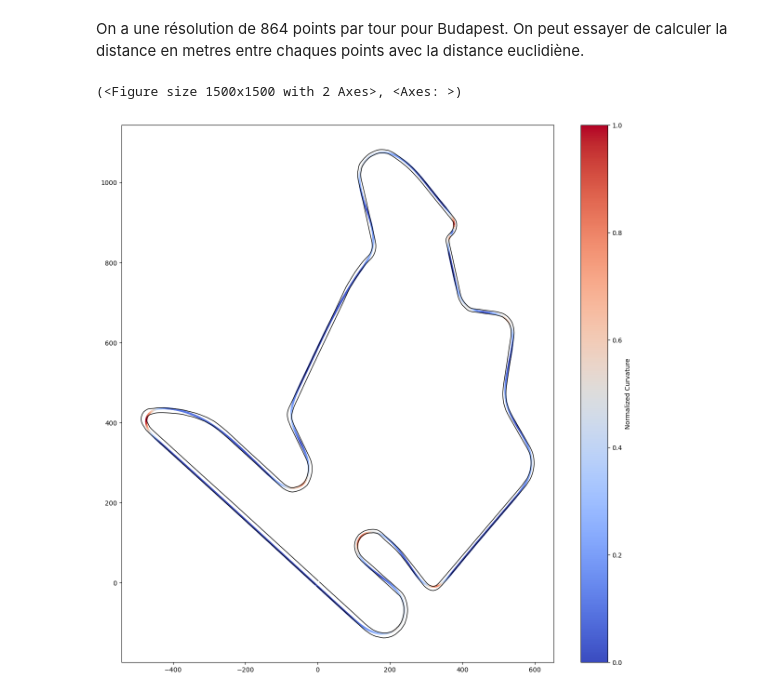
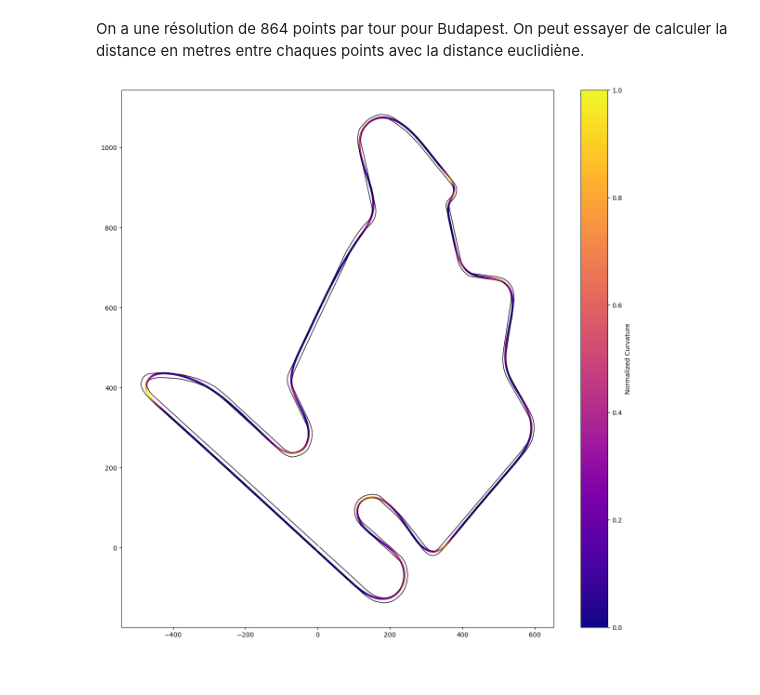
Before and after one commit to Nelson-Jnrnd/race-lap-simulations, a Jupyter notebook: lap_sim.ipynb, the cells around one changed output. Saved outputs shown, nothing was run; the diff lists cells and outputs as text; code cells hidden in the pictures.

Commit message:
curvature

```diff
--- a/lap_sim.ipynb
+++ b/lap_sim.ipynb
@@ -133,38 +133,40 @@ def curvature(points):
 # %%
 racing_line_data['curvature'] = curvature(racing_line_data[['x_m', 'y_m']].values)
 racing_line_data['curvature'] = racing_line_data['curvature'] / np.max(racing_line_data['curvature'])
+# %%
+racing_line_data['curvature'] = np.roll(racing_line_data['curvature'], -5)
 # %%
 import matplotlib.cm as cm
 
 def draw_track(center_x=None, center_y=None, width=None, height=None, racing_line_data=None, track_data=None):
     # Get colormap
-    cmap = cm.coolwarm
+    cmap = cm.plasma
 
     # Plot data points
     fig, ax = plt.subplots(figsize=(15, 15))
     if center_x is not None and center_y is not None and width is not None and height is not None:
         ax.set_xlim(center_x - width / 2, center_x + width / 2)
         ax.set_ylim(center_y - height / 2, center_y + height / 2)
 
     # Plot the racing line
     for i in range(1, len(racing_line_data['x_m'])):
         x = [racing_line_data['x_m'][i-1], racing_line_data['x_m'][i]]
         y = [racing_line_data['y_m'][i-1], racing_line_data['y_m'][i]]
         color = cmap(racing_line_data['curvature'][i])
         ax.plot(x, y, color=color, linewidth=3)
 
     ax.plot(track_data['left_edge_x_m'], track_data['left_edge_y_m'], 'k', linewidth=1) # Left edge
     ax.plot(track_data['right_edge_x_m'], track_data['right_edge_y_m'], 'k', linewidth=1) # Right edge
 
     # Add a colorbar to the plot to indicate curvature values
     sm = cm.ScalarMappable(cmap=cmap, norm=plt.Normalize(vmin=0, vmax=1))
     sm.set_array([])
     fig.colorbar(sm, ax=ax, orientation='vertical', label='Normalized Curvature')
 
     return fig, ax
 
 # Drawing the track with curvature
 draw_track(racing_line_data=racing_line_data, track_data=track_data)
+plt.savefig('fig/budapest_curvature.svg', format='svg')
 # %% [output]
-(<Figure size 1500x1500 with 2 Axes>, <Axes: >)
-[figure, old version]
+[figure, new version]
```
Also changed, not shown: 2 other files.
